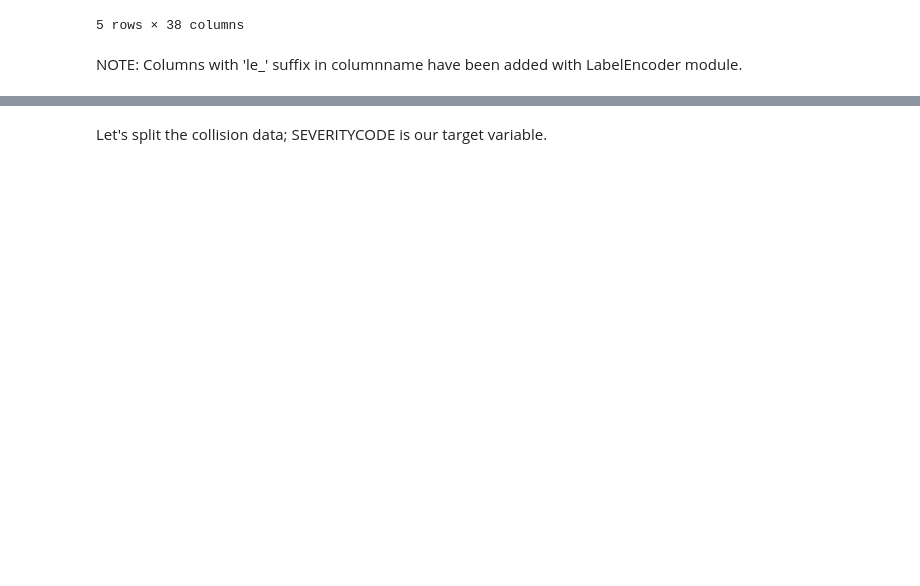
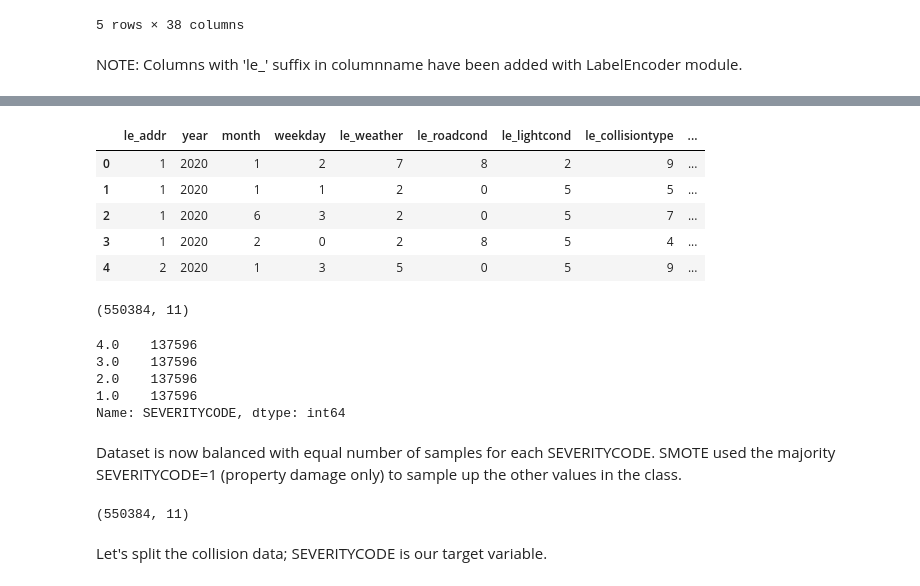
Before and after one commit to 1905jerry/Coursera_Capstone, a Jupyter notebook: Coursera_Capstone Project.ipynb, the cells around one changed output, grey strips where cells are left out. Cells and saved outputs as stored; diff of their text form; code cells hidden in the pictures; blank space fills up the shorter version.

```diff
--- a/Coursera_Capstone Project.ipynb
+++ b/Coursera_Capstone Project.ipynb
@@ -726,0 +755,24 @@ NOTE: Columns with 'le_' suffix in columnname have been added with LabelEncoder
+# %%
+X_smote.head()
+# %% [output]
+|  | le_addr | year | month | weekday | le_weather | le_roadcond | le_lightcond | le_collisiontype | ... |
+| 0 | 1 | 2020 | 1 | 2 | 7 | 8 | 2 | 9 | ... |
+| 1 | 1 | 2020 | 1 | 1 | 2 | 0 | 5 | 5 | ... |
+| 2 | 1 | 2020 | 6 | 3 | 2 | 0 | 5 | 7 | ... |
+| 3 | 1 | 2020 | 2 | 0 | 2 | 8 | 5 | 4 | ... |
+| 4 | 2 | 2020 | 1 | 3 | 5 | 0 | 5 | 9 | ... |
+# %%
+X_smote.shape
+# %% [output]
+(550384, 11)
+# %%
+###  The rebalanced distribution of SEVERITYCODE.
+X_smote["SEVERITYCODE"].value_counts()
+# %% [output]
+4.0    137596
+3.0    137596
+2.0    137596
+1.0    137596
+Name: SEVERITYCODE, dtype: int64
+# %% [markdown]
+Dataset is now balanced with equal number of samples for each SEVERITYCODE.  SMOTE used the majority SEVERITYCODE=1 (property damage only) to sample up the other values in the class.
@@ -727,3 +782,7 @@ NOTE: Columns with 'le_' suffix in columnname have been added with LabelEncoder
+# %%
+df.shape
+# %% [output]
+(550384, 11)
 # %% [markdown]
 Let's split the collision data; SEVERITYCODE is our target variable.
 # %%
```
Also changed, not shown: parts of 35 cells of this notebook.
